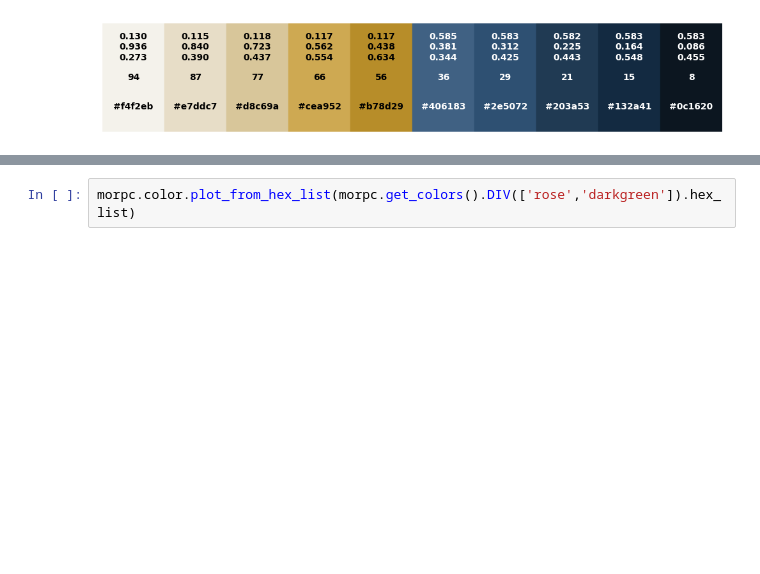
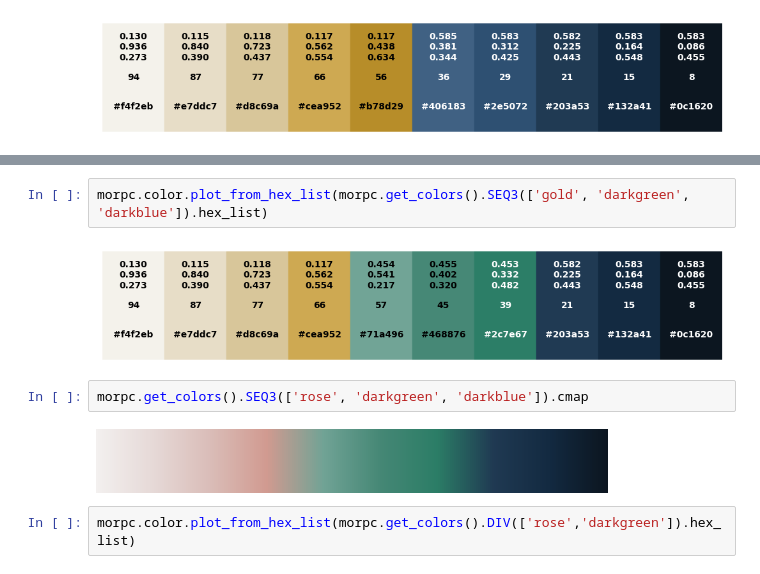
Before and after one commit to morpc/morpc-py, a Jupyter notebook: docs/morpc-color-demo.ipynb, the cells around one changed output, grey strips where cells are left out. Drawn from its saved outputs; the diff is of its cells as text; blank space fills up the shorter version.

```diff
--- a/docs/morpc-color-demo.ipynb
+++ b/docs/morpc-color-demo.ipynb
@@ -36,3 +34,11 @@ morpc.color.plot_from_hex_list(morpc.get_colors().SEQ2(['gold', 'darkblue']).hex
+# %%
+morpc.color.plot_from_hex_list(morpc.get_colors().SEQ3(['gold', 'darkgreen', 'darkblue']).hex_list)
+# %% [output]
+[figure, added]
+# %%
+morpc.get_colors().SEQ3(['rose', 'darkgreen', 'darkblue']).cmap
+# %% [output]
+[figure, added]
 # %%
 morpc.color.plot_from_hex_list(morpc.get_colors().DIV(['rose','darkgreen']).hex_list)
 # %% [output]
```
Also changed, not shown: parts of 4 cells of this notebook, 4 other files.
